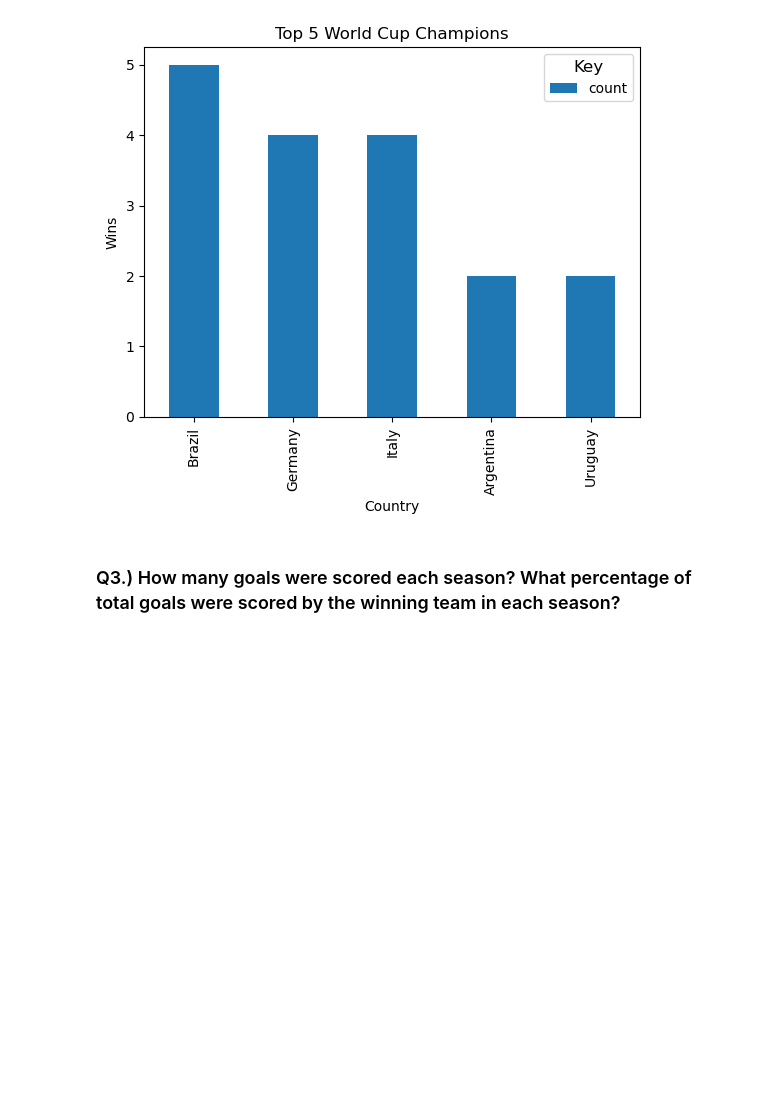
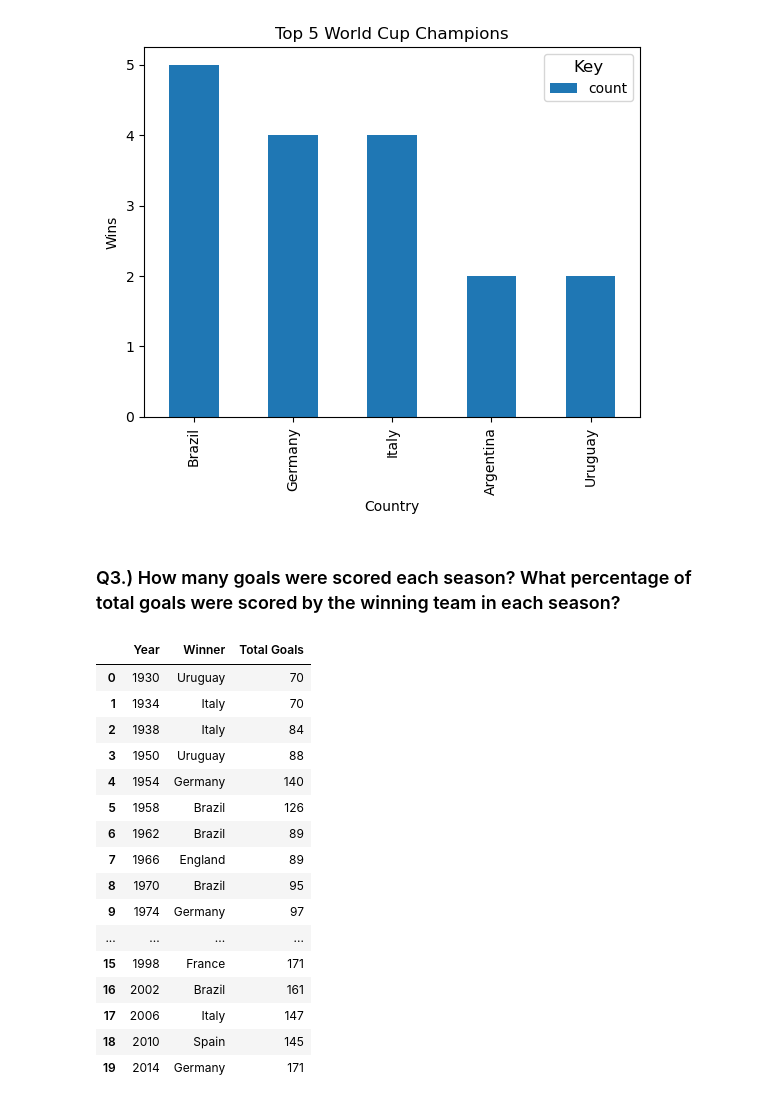
Before and after one commit to katieclayy/World-Cup-Matches-Analysis, a Jupyter notebook: notebook/WorldCupAnalysis.ipynb, the cells around one changed output. Saved outputs shown, nothing was run; the diff lists cells and outputs as text; code cells hidden in the pictures; blank space fills up the shorter version.

```diff
--- a/notebook/WorldCupAnalysis.ipynb
+++ b/notebook/WorldCupAnalysis.ipynb
@@ -246,3 +372,26 @@ Text(0.5, 1.0, 'Top 5 World Cup Champions')
 [figure]
 # %% [markdown]
 ### Q3.) How many goals were scored each season? What percentage of total goals were scored by the winning team in each season?
+# %%
+total_goals = cups[['Year','Winner','GoalsScored']]
+#rename Columns
+total_goals = total_goals.rename(columns={'Year':'Year','Winner':'Winner','GoalsScored':'Total Goals'})
+total_goals
+# %% [output]
+|  | Year | Winner | Total Goals |
+| 0 | 1930 | Uruguay | 70 |
+| 1 | 1934 | Italy | 70 |
+| 2 | 1938 | Italy | 84 |
+| 3 | 1950 | Uruguay | 88 |
+| 4 | 1954 | Germany | 140 |
+| 5 | 1958 | Brazil | 126 |
+| 6 | 1962 | Brazil | 89 |
+| 7 | 1966 | England | 89 |
+| 8 | 1970 | Brazil | 95 |
+| 9 | 1974 | Germany | 97 |
+| ... | ... | ... | ... |
+| 15 | 1998 | France | 171 |
+| 16 | 2002 | Brazil | 161 |
+| 17 | 2006 | Italy | 147 |
+| 18 | 2010 | Spain | 145 |
+| 19 | 2014 | Germany | 171 |
```
Also changed, not shown: parts of 16 cells of this notebook.
